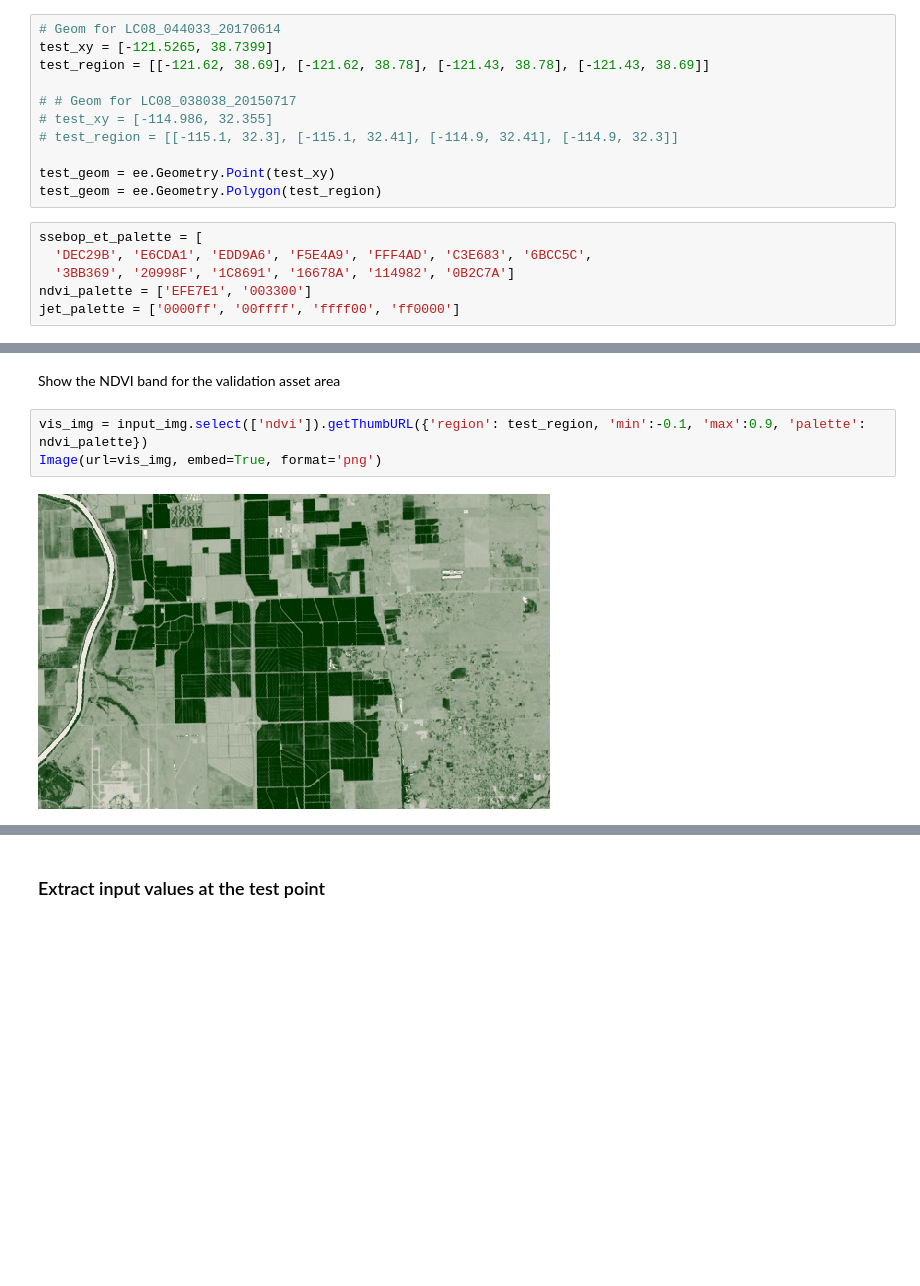
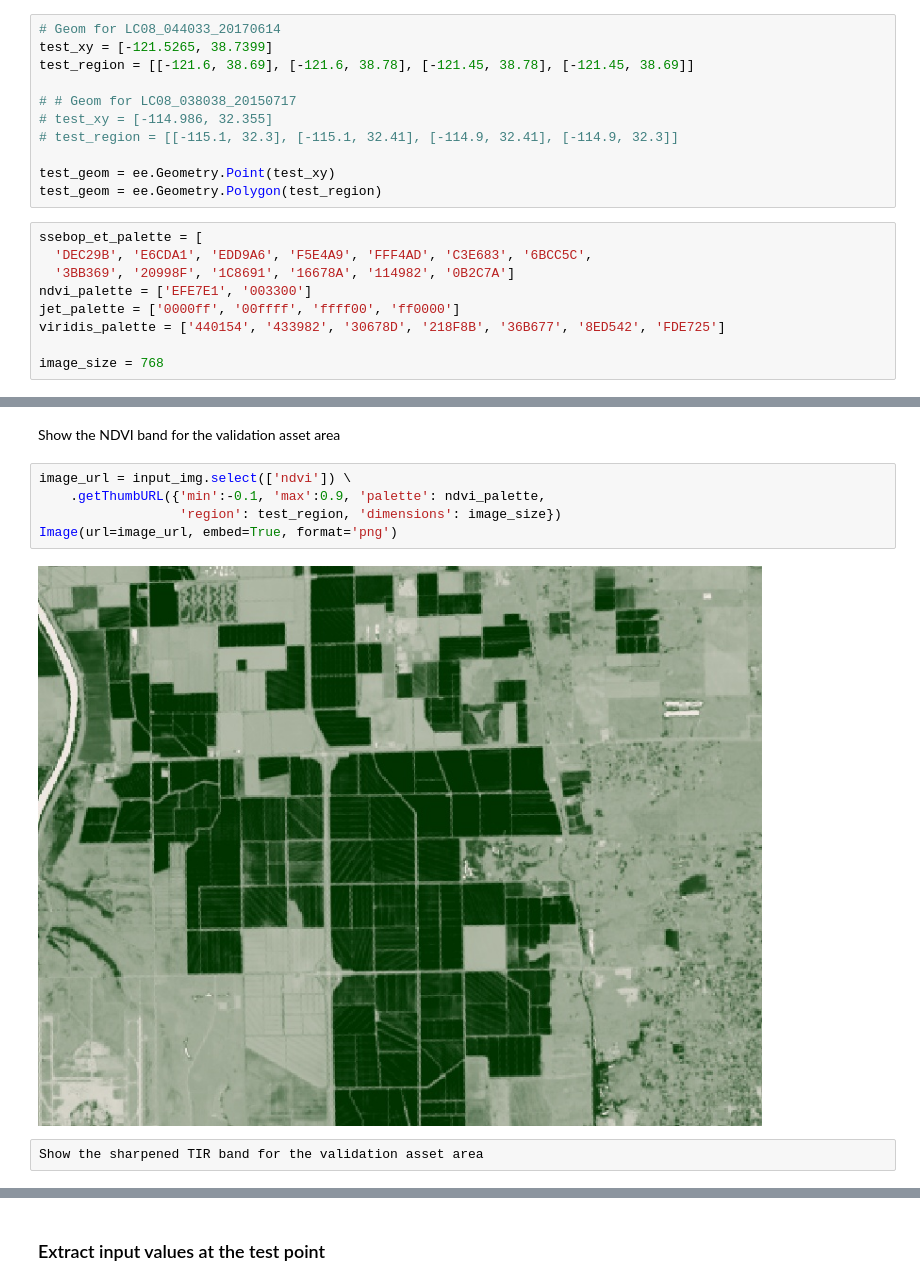
Before and after one commit to Open-ET/openet-disalexi, a Jupyter notebook: examples/landsat_c1_sr_image.ipynb, the cells around one changed output, grey strips where cells are left out. Cells and saved outputs as stored; diff of their text form; blank space fills up the shorter version.

```diff
--- a/examples/landsat_c1_sr_image.ipynb
+++ b/examples/landsat_c1_sr_image.ipynb
@@ -26,7 +26,7 @@ pp = pprint.PrettyPrinter(indent=2)
 # %%
 # Geom for LC08_044033_20170614
 test_xy = [-121.5265, 38.7399]
-test_region = [[-121.62, 38.69], [-121.62, 38.78], [-121.43, 38.78], [-121.43, 38.69]]
+test_region = [[-121.6, 38.69], [-121.6, 38.78], [-121.45, 38.78], [-121.45, 38.69]]
 
 # # Geom for LC08_038038_20150717
 # test_xy = [-114.986, 32.355]
@@ -40,4 +40,7 @@ ssebop_et_palette = [
   '3BB369', '20998F', '1C8691', '16678A', '114982', '0B2C7A']
 ndvi_palette = ['EFE7E1', '003300']
 jet_palette = ['0000ff', '00ffff', 'ffff00', 'ff0000']
+viridis_palette = ['440154', '433982', '30678D', '218F8B', '36B677', '8ED542', 'FDE725']
+
+image_size = 768
 # %% [markdown]
@@ -83,7 +85,11 @@ input_img = ee.Image(landsat.LandsatSR(landsat_img).prep())
 # %% [markdown]
 Show the NDVI band for the validation asset area
 # %%
-vis_img = input_img.select(['ndvi']).getThumbURL({'region': test_region, 'min':-0.1, 'max':0.9, 'palette': ndvi_palette})
-Image(url=vis_img, embed=True, format='png')
+image_url = input_img.select(['ndvi']) \
+    .getThumbURL({'min':-0.1, 'max':0.9, 'palette': ndvi_palette,
+                  'region': test_region, 'dimensions': image_size})
+Image(url=image_url, embed=True, format='png')
 # %% [output]
-[figure, old version]
+[figure, new version]
+# %% [raw]
+Show the sharpened TIR band for the validation asset area
```
Also changed, not shown: parts of 14 cells of this notebook, 4 other files.
